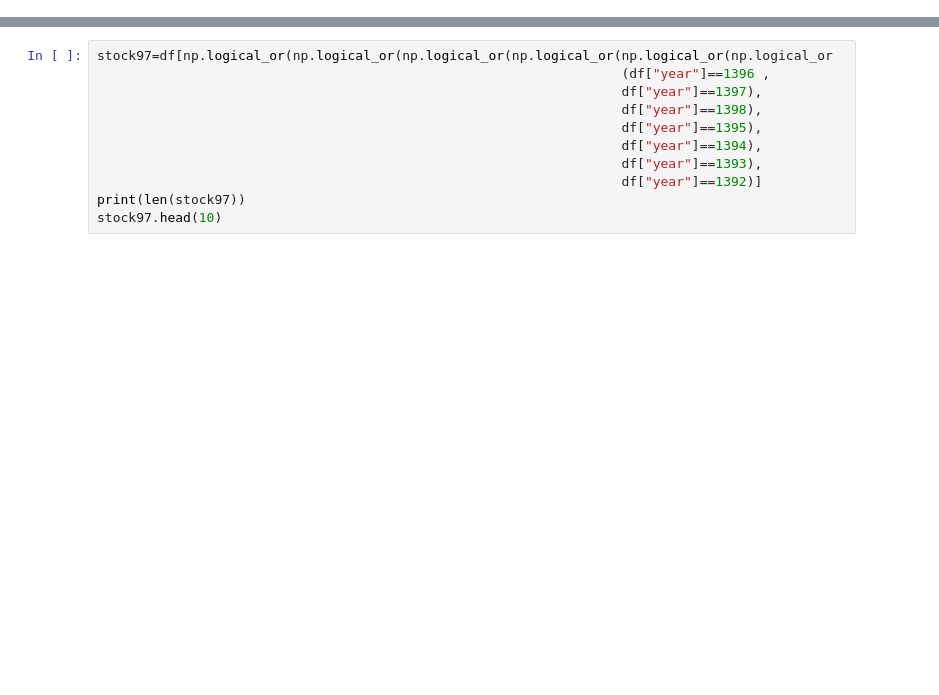
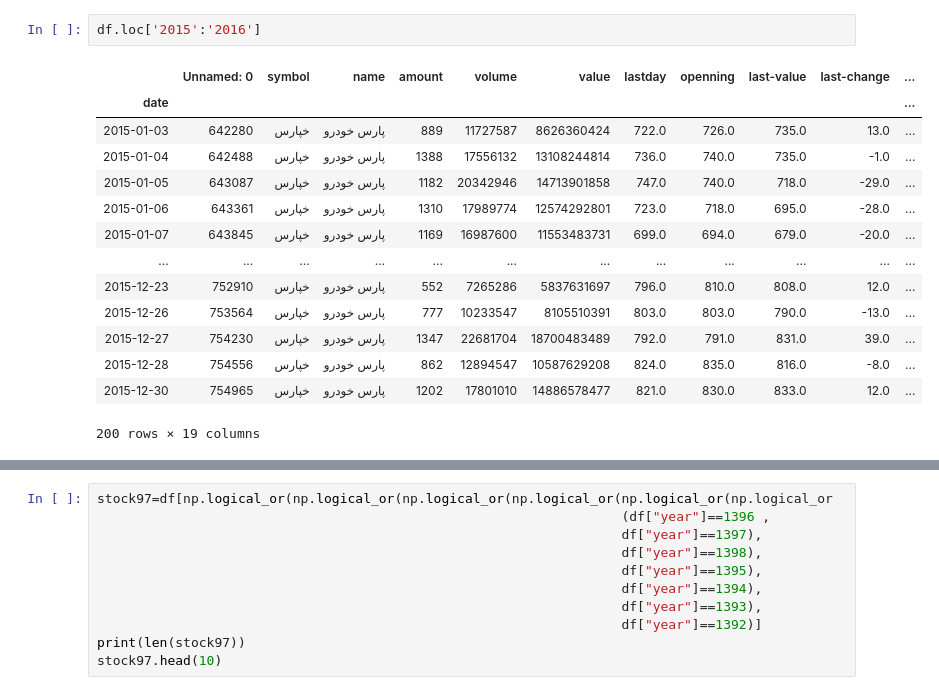
Before and after one commit to miladmirzazadeh/Parooo, a Jupyter notebook: Milads Notebook.ipynb, the cells around one changed output, grey strips where cells are left out. Cells and saved outputs as stored; diff of their text form; blank space fills up the shorter version.

```diff
--- a/Milads Notebook.ipynb
+++ b/Milads Notebook.ipynb
@@ -12,2 +165,19 @@ len(df)
+# %%
+df.loc['2015':'2016']
+# %% [output]
+|  | Unnamed: 0 | symbol | name | amount | volume | value | lastday | openning | last-value | last-change | ... |
+| date |  |  |  |  |  |  |  |  |  |  | ... |
+| 2015-01-03 | 642280 | خپارس | پارس‌ خودرو | 889 | 11727587 | 8626360424 | 722.0 | 726.0 | 735.0 | 13.0 | ... |
+| 2015-01-04 | 642488 | خپارس | پارس‌ خودرو | 1388 | 17556132 | 13108244814 | 736.0 | 740.0 | 735.0 | -1.0 | ... |
+| 2015-01-05 | 643087 | خپارس | پارس‌ خودرو | 1182 | 20342946 | 14713901858 | 747.0 | 740.0 | 718.0 | -29.0 | ... |
+| 2015-01-06 | 643361 | خپارس | پارس‌ خودرو | 1310 | 17989774 | 12574292801 | 723.0 | 718.0 | 695.0 | -28.0 | ... |
+| 2015-01-07 | 643845 | خپارس | پارس‌ خودرو | 1169 | 16987600 | 11553483731 | 699.0 | 694.0 | 679.0 | -20.0 | ... |
+| ... | ... | ... | ... | ... | ... | ... | ... | ... | ... | ... | ... |
+| 2015-12-23 | 752910 | خپارس | پارس‌ خودرو | 552 | 7265286 | 5837631697 | 796.0 | 810.0 | 808.0 | 12.0 | ... |
+| 2015-12-26 | 753564 | خپارس | پارس‌ خودرو | 777 | 10233547 | 8105510391 | 803.0 | 803.0 | 790.0 | -13.0 | ... |
+| 2015-12-27 | 754230 | خپارس | پارس‌ خودرو | 1347 | 22681704 | 18700483489 | 792.0 | 791.0 | 831.0 | 39.0 | ... |
+| 2015-12-28 | 754556 | خپارس | پارس‌ خودرو | 862 | 12894547 | 10587629208 | 824.0 | 835.0 | 816.0 | -8.0 | ... |
+| 2015-12-30 | 754965 | خپارس | پارس‌ خودرو | 1202 | 17801010 | 14886578477 | 821.0 | 830.0 | 833.0 | 12.0 | ... |
+200 rows × 19 columns
 # %%
 df=df.rename(columns={"ending-value":"close","openning":"open"})
```
Also changed, not shown: parts of 18 cells of this notebook, 14 other files.
